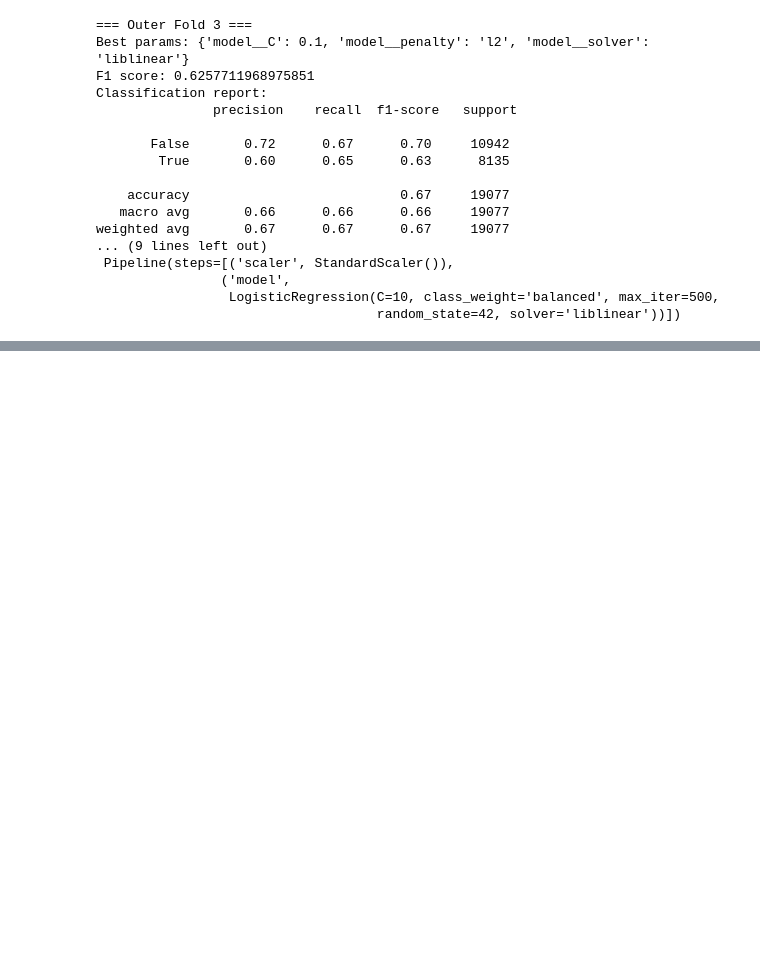
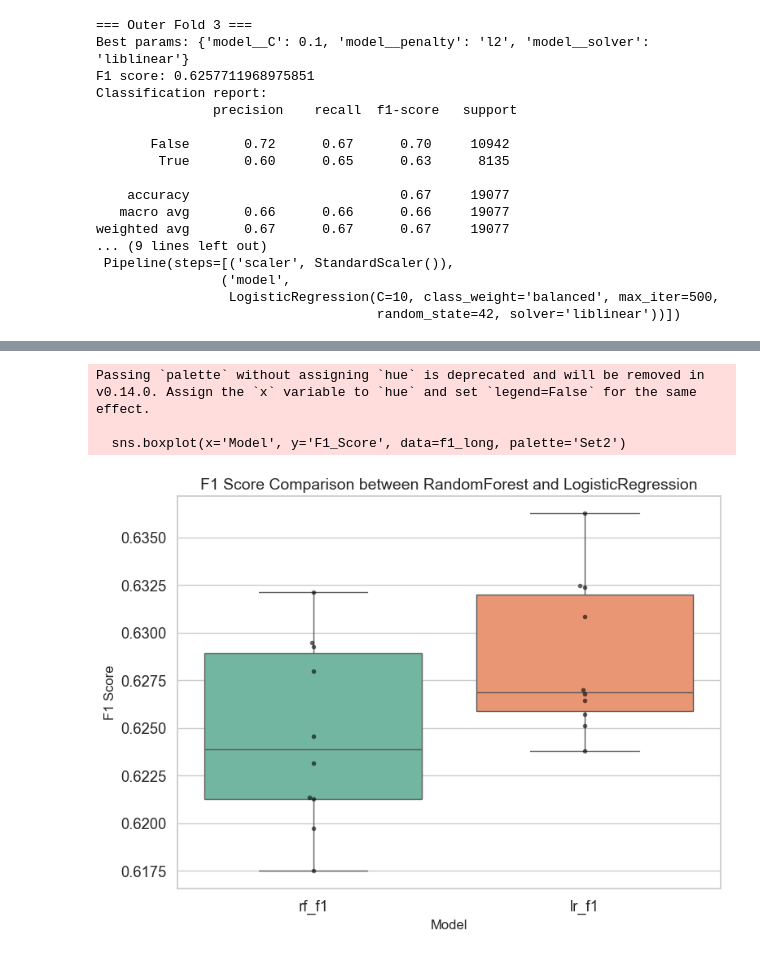
Before and after one commit to martenzZe/MRAI_project, a Jupyter notebook: Project_code.ipynb, the cells around one changed output, grey strips where cells are left out. Saved outputs shown, nothing was run; the diff lists cells and outputs as text; code cells hidden in the pictures; blank space fills up the shorter version.

```diff
--- a/Project_code.ipynb
+++ b/Project_code.ipynb
@@ -170,6 +171,14 @@ X_train, X_val, y_train, y_val = train_test_split(X_temp, y_temp, test_size=0.2,
 
 random_state = 42
 # Define the hyperparameter grid
+
+
+param_grid_random = {
+    'model__n_estimators': [50, 100],
+    'model__max_depth': [None, 10, 20],
+    'model__min_samples_split': [2, 5],
+    'model__min_samples_leaf': [1, 2]
+}
 # %%
 #Cross validation on Randomforest model
 
@@ -479,0 +511,30 @@ plt.show()
+# %%
+import matplotlib.pyplot as plt
+import seaborn as sns
+
+
+f1_data = results_df[['rf_f1', 'lr_f1']]
+
+#transformation for usage of seaborn
+f1_long = f1_data.melt(var_name='Model', value_name='F1_Score')
+
+
+sns.set(style="whitegrid", font_scale=1.2)
+
+
+plt.figure(figsize=(8,6))
+sns.boxplot(x='Model', y='F1_Score', data=f1_long, palette='Set2')
+sns.swarmplot(x='Model', y='F1_Score', data=f1_long, color='black', alpha=0.6, size=4)
+
+
+plt.title('F1 Score Comparison between RandomForest and LogisticRegression', fontsize=14)
+plt.xlabel('Model', fontsize=12)
+plt.ylabel('F1 Score', fontsize=12)
+plt.tight_layout()
+
+plt.show()
+# %% [output]
+Passing `palette` without assigning `hue` is deprecated and will be removed in v0.14.0. Assign the `x` variable to `hue` and set `legend=False` for the same effect.
+
+  sns.boxplot(x='Model', y='F1_Score', data=f1_long, palette='Set2')
+[figure, added]
```
Also changed, not shown: parts of 8 cells of this notebook.
